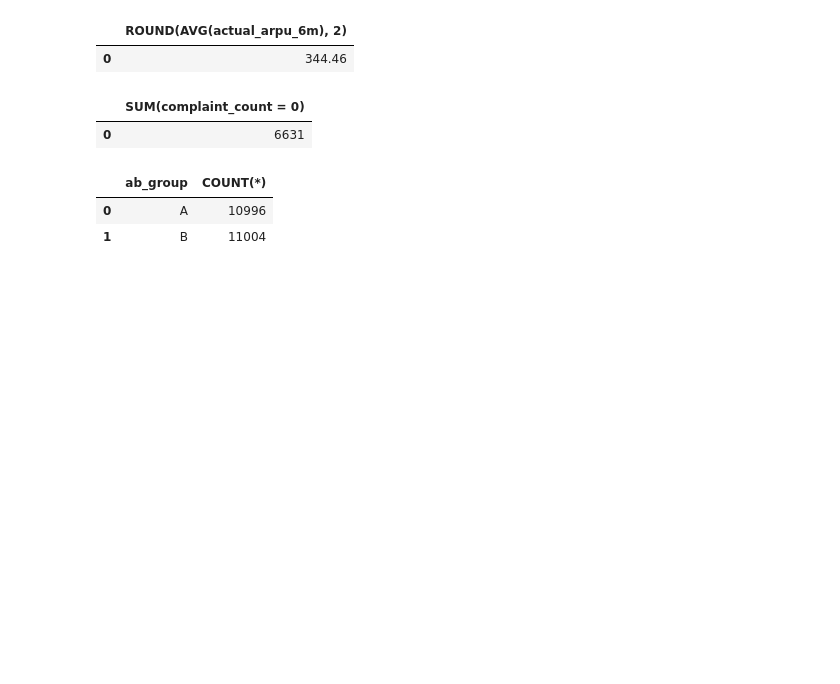
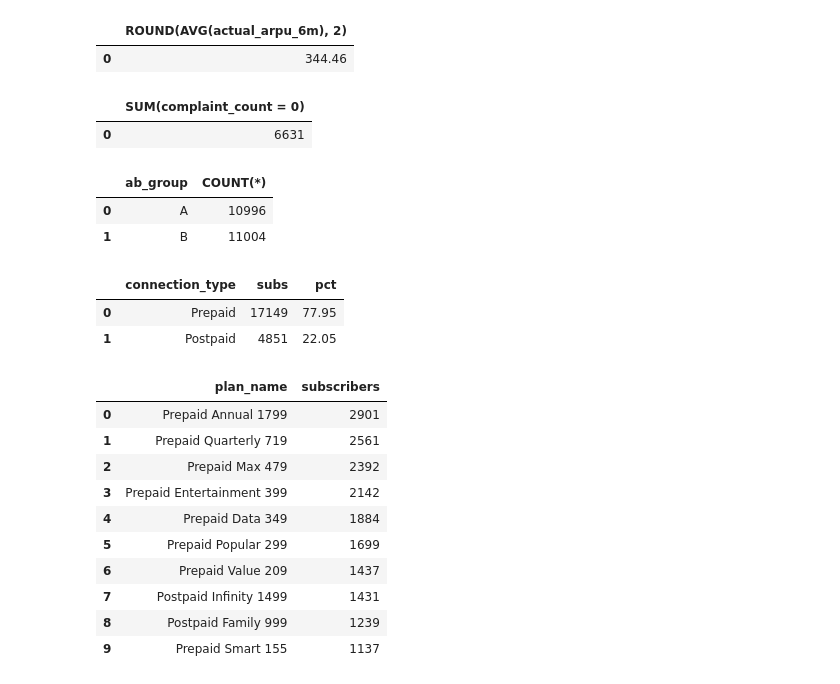
Before and after one commit to Jazeelahmed/airtel-telecom-analytics, a Jupyter notebook: notebooks/05_analysis.ipynb, the cells around one changed output. Cells and saved outputs as stored; diff of their text form; code cells hidden in the pictures; blank space fills up the shorter version.

```diff
--- a/notebooks/05_analysis.ipynb
+++ b/notebooks/05_analysis.ipynb
@@ -40,3 +40,47 @@ GROUP BY ab_group;
 |  | ab_group | COUNT(*) |
 | 0 | A | 10996 |
 | 1 | B | 11004 |
+# %%
+# A1 - Count subscribers by connection type
+
+q("""
+SELECT
+    connection_type,
+    COUNT(*) AS subs,
+    ROUND(
+        100.0 * COUNT(*) /
+        (SELECT COUNT(*) FROM customer_features),
+        2
+    ) AS pct
+FROM customer_features
+GROUP BY connection_type
+ORDER BY subs DESC;
+""")
+# %% [output]
+|  | connection_type | subs | pct |
+| 0 | Prepaid | 17149 | 77.95 |
+| 1 | Postpaid | 4851 | 22.05 |
+# %%
+# A2 - Popular Plans
+
+q("""
+SELECT
+    plan_name,
+    COUNT(*) AS subscribers
+FROM customer_features
+GROUP BY plan_name
+ORDER BY subscribers DESC
+LIMIT 10;
+""")
+# %% [output]
+|  | plan_name | subscribers |
+| 0 | Prepaid Annual 1799 | 2901 |
+| 1 | Prepaid Quarterly 719 | 2561 |
+| 2 | Prepaid Max 479 | 2392 |
+| 3 | Prepaid Entertainment 399 | 2142 |
+| 4 | Prepaid Data 349 | 1884 |
+| 5 | Prepaid Popular 299 | 1699 |
+| 6 | Prepaid Value 209 | 1437 |
+| 7 | Postpaid Infinity 1499 | 1431 |
+| 8 | Postpaid Family 999 | 1239 |
+| 9 | Prepaid Smart 155 | 1137 |
```
Also changed, not shown: parts of 42 cells of this notebook.
